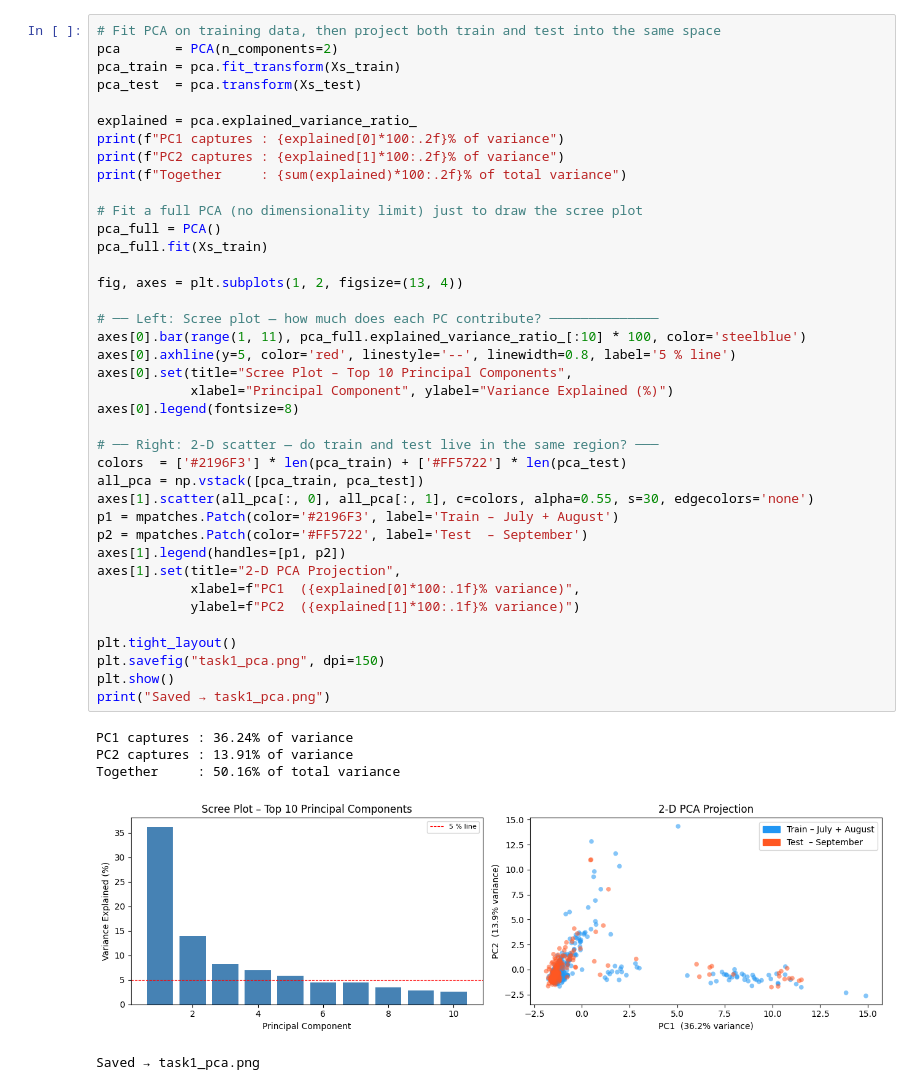
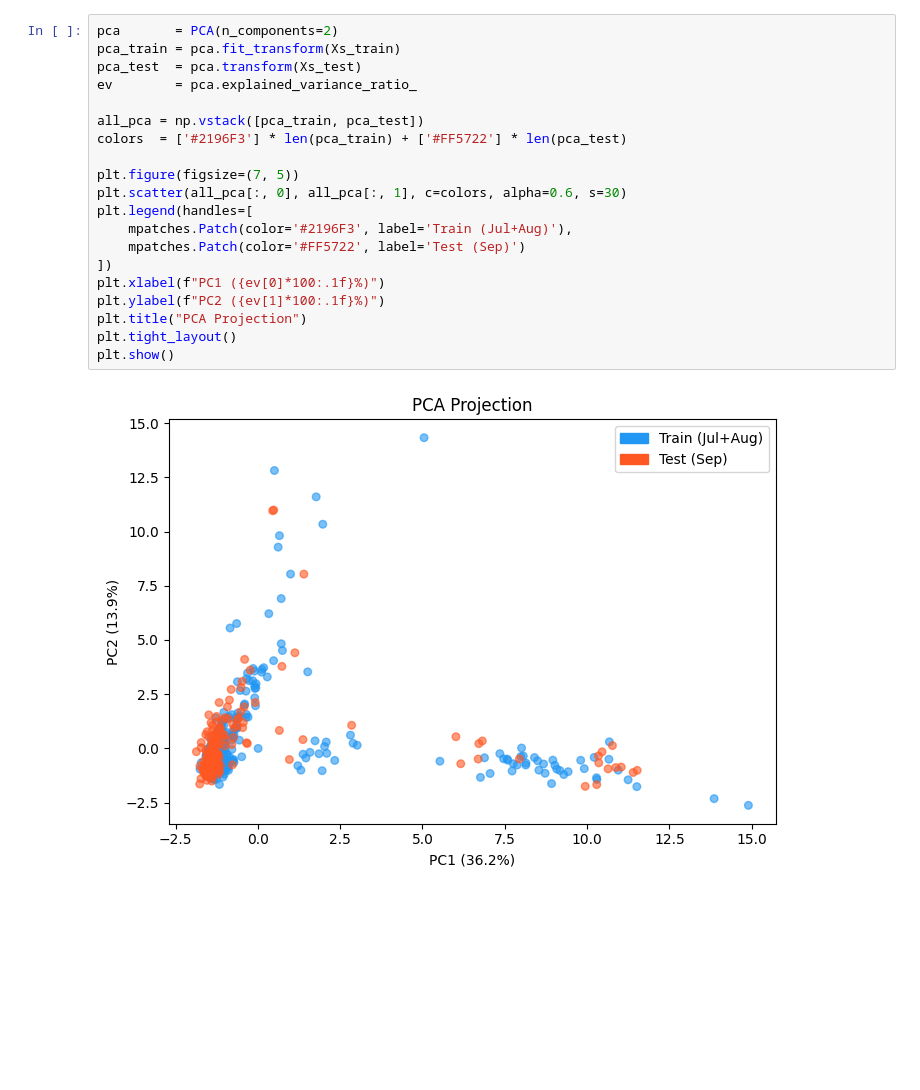
Before and after one commit to swayam-mishra/AD-Lab, a Jupyter notebook: water_quality_project/analysis.ipynb, the cells around one changed output. Drawn from its saved outputs; the diff is of its cells as text; blank space fills up the shorter version.

```diff
--- a/water_quality_project/analysis.ipynb
+++ b/water_quality_project/analysis.ipynb
@@ -111,46 +58,23 @@ PCA finds the directions in our high-dimensional feature space that capture the
 # %%
-# Fit PCA on training data, then project both train and test into the same space
 pca       = PCA(n_components=2)
 pca_train = pca.fit_transform(Xs_train)
 pca_test  = pca.transform(Xs_test)
+ev        = pca.explained_variance_ratio_
 
-explained = pca.explained_variance_ratio_
-print(f"PC1 captures : {explained[0]*100:.2f}% of variance")
-print(f"PC2 captures : {explained[1]*100:.2f}% of variance")
-print(f"Together     : {sum(explained)*100:.2f}% of total variance")
+all_pca = np.vstack([pca_train, pca_test])
+colors  = ['#2196F3'] * len(pca_train) + ['#FF5722'] * len(pca_test)
 
-# Fit a full PCA (no dimensionality limit) just to draw the scree plot
-pca_full = PCA()
-pca_full.fit(Xs_train)
-
-fig, axes = plt.subplots(1, 2, figsize=(13, 4))
-
-# ── Left: Scree plot — how much does each PC contribute? ──────────────
-axes[0].bar(range(1, 11), pca_full.explained_variance_ratio_[:10] * 100, color='steelblue')
-axes[0].axhline(y=5, color='red', linestyle='--', linewidth=0.8, label='5 % line')
-axes[0].set(title="Scree Plot – Top 10 Principal Components",
-            xlabel="Principal Component", ylabel="Variance Explained (%)")
-axes[0].legend(fontsize=8)
-
-# ── Right: 2-D scatter — do train and test live in the same region? ───
-colors  = ['#2196F3'] * len(pca_train) + ['#FF5722'] * len(pca_test)
-all_pca = np.vstack([pca_train, pca_test])
-axes[1].scatter(all_pca[:, 0], all_pca[:, 1], c=colors, alpha=0.55, s=30, edgecolors='none')
-p1 = mpatches.Patch(color='#2196F3', label='Train – July + August')
-p2 = mpatches.Patch(color='#FF5722', label='Test  – September')
-axes[1].legend(handles=[p1, p2])
-axes[1].set(title="2-D PCA Projection",
-            xlabel=f"PC1  ({explained[0]*100:.1f}% variance)",
-            ylabel=f"PC2  ({explained[1]*100:.1f}% variance)")
-
+plt.figure(figsize=(7, 5))
+plt.scatter(all_pca[:, 0], all_pca[:, 1], c=colors, alpha=0.6, s=30)
+plt.legend(handles=[
+    mpatches.Patch(color='#2196F3', label='Train (Jul+Aug)'),
+    mpatches.Patch(color='#FF5722', label='Test (Sep)')
+])
+plt.xlabel(f"PC1 ({ev[0]*100:.1f}%)")
+plt.ylabel(f"PC2 ({ev[1]*100:.1f}%)")
+plt.title("PCA Projection")
 plt.tight_layout()
-plt.savefig("task1_pca.png", dpi=150)
 plt.show()
-print("Saved → task1_pca.png")
 # %% [output]
-PC1 captures : 36.24% of variance
-PC2 captures : 13.91% of variance
-Together     : 50.16% of total variance
-[figure, old version]
+[figure, new version]
-Saved → task1_pca.png
 # %% [markdown]
```
Also changed, not shown: parts of 11 cells of this notebook, 14 other files.
